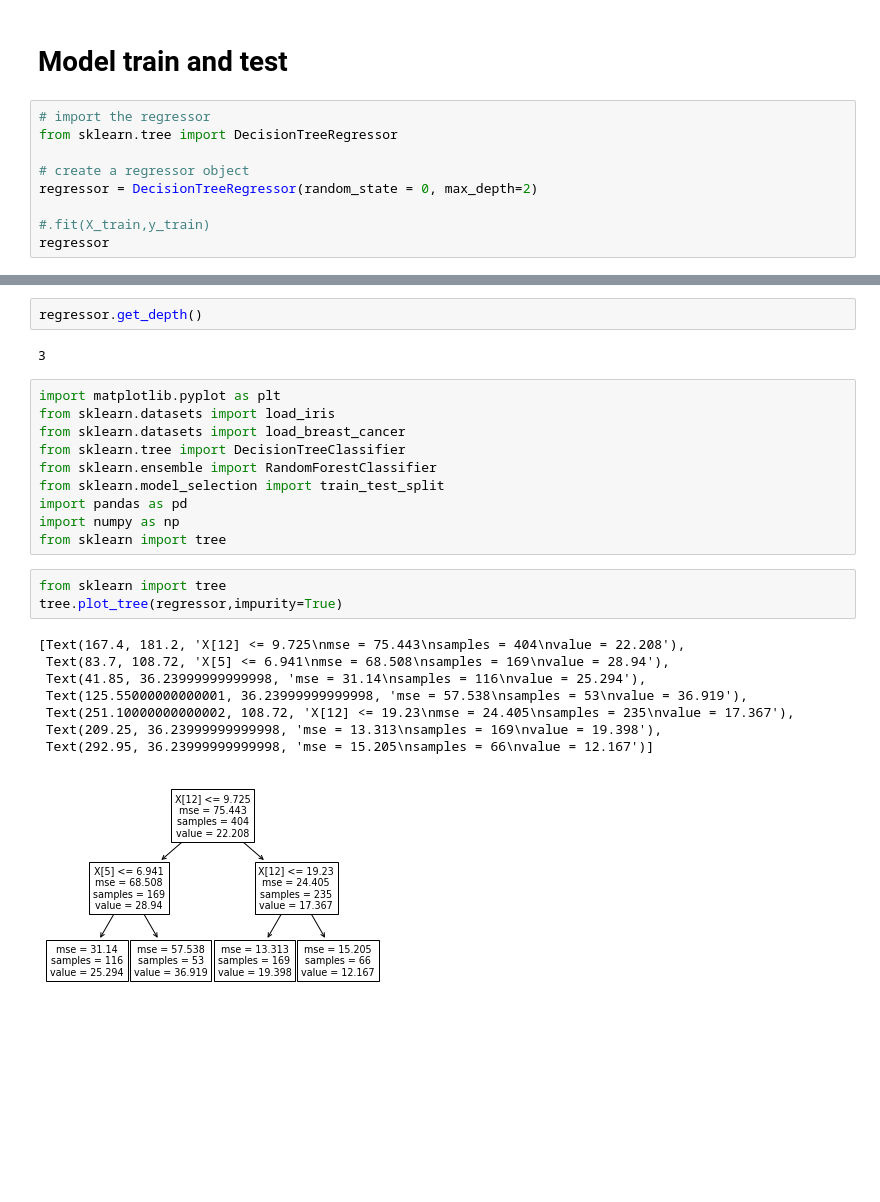
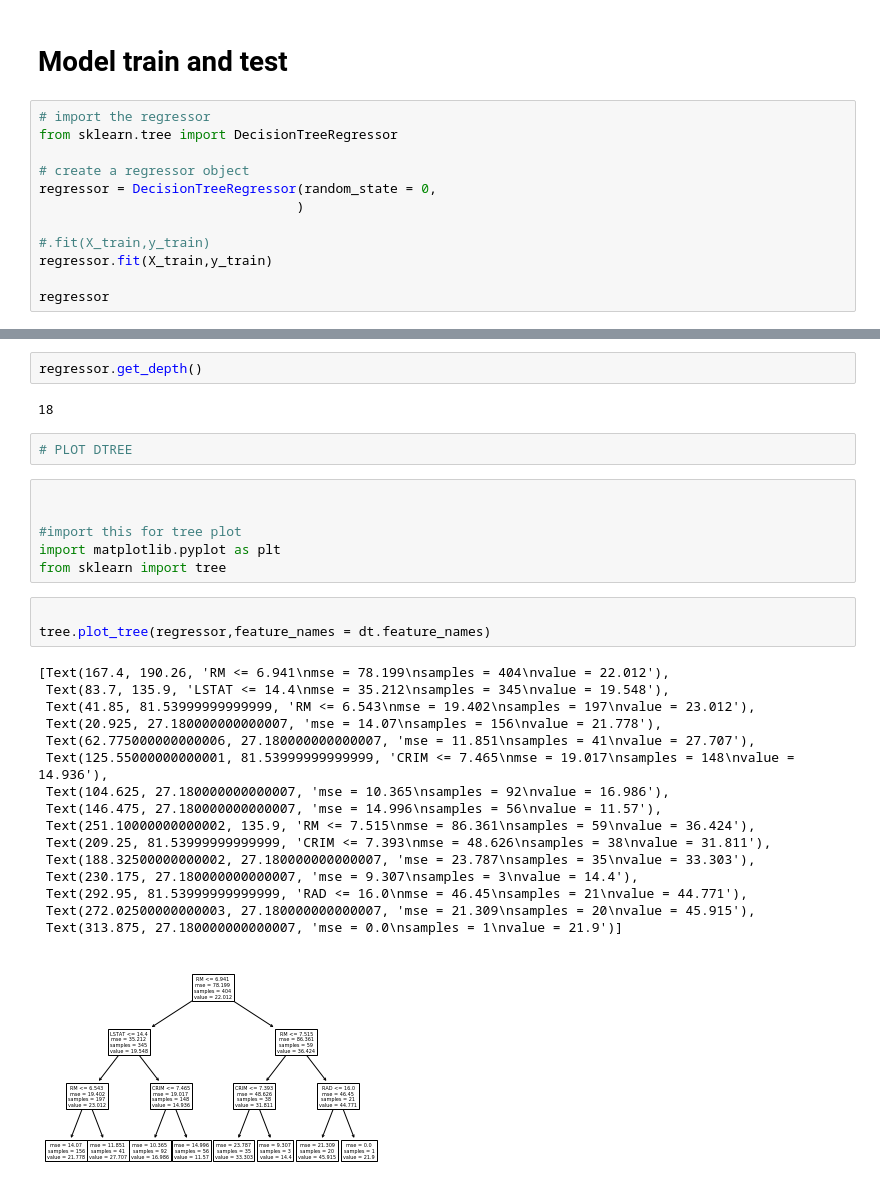
Before and after one commit to rktrojan/DataSciencePython, a Jupyter notebook: Notebooks/DTree Regression.ipynb, the cells around one changed output, grey strips where cells are left out. Cells and saved outputs as stored; diff of their text form; blank space fills up the shorter version.

Commit message:
DTREE Regression

```diff
--- a/Notebooks/DTree Regression.ipynb
+++ b/Notebooks/DTree Regression.ipynb
@@ -53,8 +55,11 @@ X_train, X_test, y_train, y_test = train_test_split(df_x,df_y, test_size=0.2) #
 from sklearn.tree import DecisionTreeRegressor
 
 # create a regressor object
-regressor = DecisionTreeRegressor(random_state = 0, max_depth=2)
+regressor = DecisionTreeRegressor(random_state = 0,
+                                 )
 
 #.fit(X_train,y_train)
+regressor.fit(X_train,y_train)
+
 regressor
 # %% [output]
@@ -73,26 +83,32 @@ array([0.01087253, 0.00175007, 0.00391067, 0.00095483, 0.0125602 ,
 # %%
 regressor.get_depth()
 # %% [output]
-3
+18
-# %%
-import matplotlib.pyplot as plt
-from sklearn.datasets import load_iris
-from sklearn.datasets import load_breast_cancer
-from sklearn.tree import DecisionTreeClassifier
-from sklearn.ensemble import RandomForestClassifier
-from sklearn.model_selection import train_test_split
-import pandas as pd
-import numpy as np
-from sklearn import tree
-# %%
-from sklearn import tree
-tree.plot_tree(regressor,impurity=True)
-# %% [output]
-[Text(167.4, 181.2, 'X[12] <= 9.725\nmse = 75.443\nsamples = 404\nvalue = 22.208'),
- Text(83.7, 108.72, 'X[5] <= 6.941\nmse = 68.508\nsamples = 169\nvalue = 28.94'),
- Text(41.85, 36.23999999999998, 'mse = 31.14\nsamples = 116\nvalue = 25.294'),
- Text(125.55000000000001, 36.23999999999998, 'mse = 57.538\nsamples = 53\nvalue = 36.919'),
- Text(251.10000000000002, 108.72, 'X[12] <= 19.23\nmse = 24.405\nsamples = 235\nvalue = 17.367'),
- Text(209.25, 36.23999999999998, 'mse = 13.313\nsamples = 169\nvalue = 19.398'),
- Text(292.95, 36.23999999999998, 'mse = 15.205\nsamples = 66\nvalue = 12.167')]
-[figure, removed]
+# %%
+# PLOT DTREE
+# %%
+
+
+#import this for tree plot
+import matplotlib.pyplot as plt
+from sklearn import tree
+# %%
+
+tree.plot_tree(regressor,feature_names = dt.feature_names)
+# %% [output]
+[Text(167.4, 190.26, 'RM <= 6.941\nmse = 78.199\nsamples = 404\nvalue = 22.012'),
+ Text(83.7, 135.9, 'LSTAT <= 14.4\nmse = 35.212\nsamples = 345\nvalue = 19.548'),
+ Text(41.85, 81.53999999999999, 'RM <= 6.543\nmse = 19.402\nsamples = 197\nvalue = 23.012'),
+ Text(20.925, 27.180000000000007, 'mse = 14.07\nsamples = 156\nvalue = 21.778'),
+ Text(62.775000000000006, 27.180000000000007, 'mse = 11.851\nsamples = 41\nvalue = 27.707'),
+ Text(125.55000000000001, 81.53999999999999, 'CRIM <= 7.465\nmse = 19.017\nsamples = 148\nvalue = 14.936'),
+ Text(104.625, 27.180000000000007, 'mse = 10.365\nsamples = 92\nvalue = 16.986'),
+ Text(146.475, 27.180000000000007, 'mse = 14.996\nsamples = 56\nvalue = 11.57'),
+ Text(251.10000000000002, 135.9, 'RM <= 7.515\nmse = 86.361\nsamples = 59\nvalue = 36.424'),
+ Text(209.25, 81.53999999999999, 'CRIM <= 7.393\nmse = 48.626\nsamples = 38\nvalue = 31.811'),
+ Text(188.32500000000002, 27.180000000000007, 'mse = 23.787\nsamples = 35\nvalue = 33.303'),
+ Text(230.175, 27.180000000000007, 'mse = 9.307\nsamples = 3\nvalue = 14.4'),
+ Text(292.95, 81.53999999999999, 'RAD <= 16.0\nmse = 46.45\nsamples = 21\nvalue = 44.771'),
+ Text(272.02500000000003, 27.180000000000007, 'mse = 21.309\nsamples = 20\nvalue = 45.915'),
+ Text(313.875, 27.180000000000007, 'mse = 0.0\nsamples = 1\nvalue = 21.9')]
+[figure, added]
```
Also changed, not shown: parts of 26 cells of this notebook, 3 other files.
